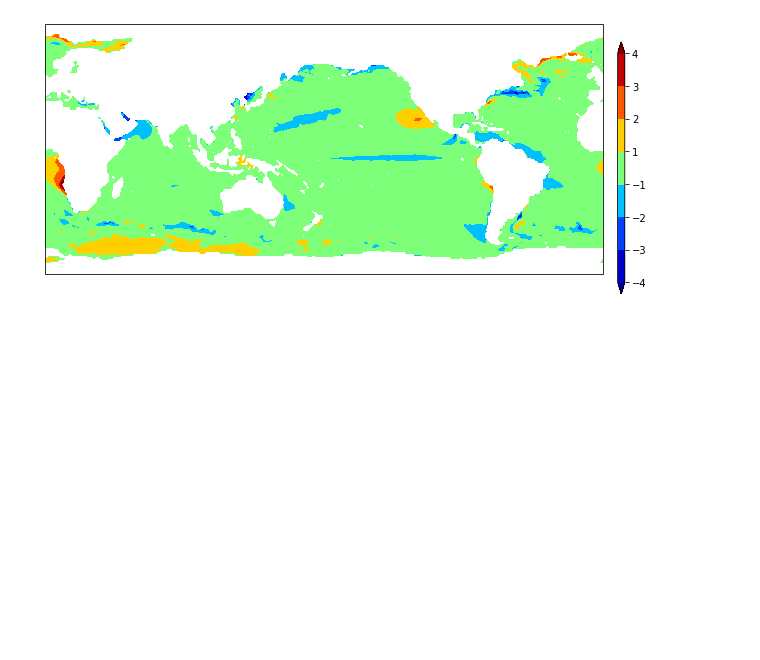
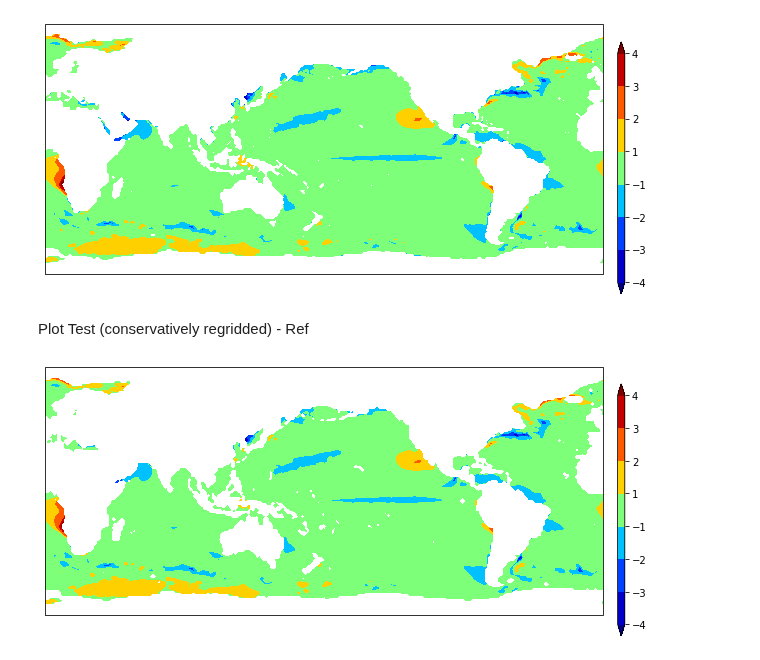
Before and after one commit to xCDAT/xcdat-validation, a Jupyter notebook: compare_cdat_xarray/Regrid_ex1.ipynb, the cells around one changed output. Drawn from its saved outputs; the diff is of its cells as text; code cells hidden in the pictures; blank space fills up the shorter version.

Commit message:
made conservative regridding work with xarray and xesmf

```diff
--- a/compare_cdat_xarray/Regrid_ex1.ipynb
+++ b/compare_cdat_xarray/Regrid_ex1.ipynb
@@ -85,3 +97,40 @@ cbar = fig.colorbar(p1, cax=cbax)
 plt.show()
 # %% [output]
 [figure]
+# %% [markdown]
+Plot Test (conservatively regridded) - Ref
+# %%
+test_grid_with_bounds = {'lon': v1['lon'],
+                           'lat': v1['lat'],
+                           'lon_b': numpy.linspace(-180, 180, 1441),
+                           'lat_b': numpy.linspace(-90, 90, 721),
+                          }
+
+ref_grid_with_bounds = {'lon': v2['longitude'],
+                           'lat': v2['latitude'],
+                           'lon_b': numpy.linspace(0, 360, 361),
+                           'lat_b': numpy.linspace(-90, 90, 181),
+                          }
+# %%
+regridder_conserve = xe.Regridder(test_grid_with_bounds, ref_grid_with_bounds, method='conservative')
+# %%
+v1_reg_conserve = regridder_conserve(v1)
+# %%
+fig, ax = plt.subplots(1, 1, figsize=(10,5),
+                       subplot_kw={'projection': ccrs.PlateCarree(central_longitude=180)})
+#ax.coastlines()
+p1 = ax.contourf(
+    v1_reg_conserve['longitude'],
+    v1_reg_conserve['latitude'],
+    v1_reg_conserve-var2,
+    transform=ccrs.PlateCarree(),
+    extend="both",
+    cmap = 'jet',
+    levels = [-4.0, -3, -2, -1, 1, 2, 3, 4]
+)
+
+cbax = fig.add_axes([0.92, 0.1, 0.01, 0.7])
+cbar = fig.colorbar(p1, cax=cbax)
+plt.show()
+# %% [output]
+[figure, added]
```
Also changed, not shown: parts of 11 cells of this notebook.
